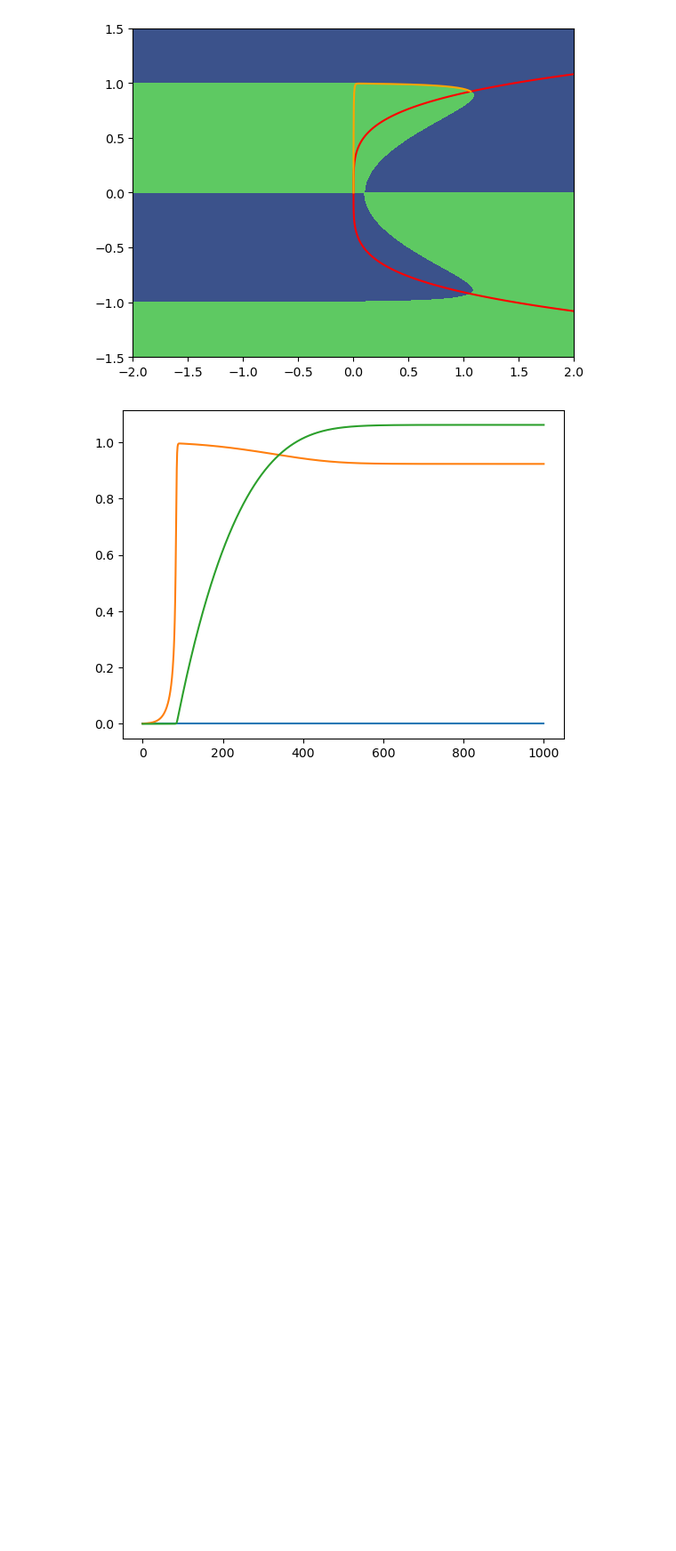
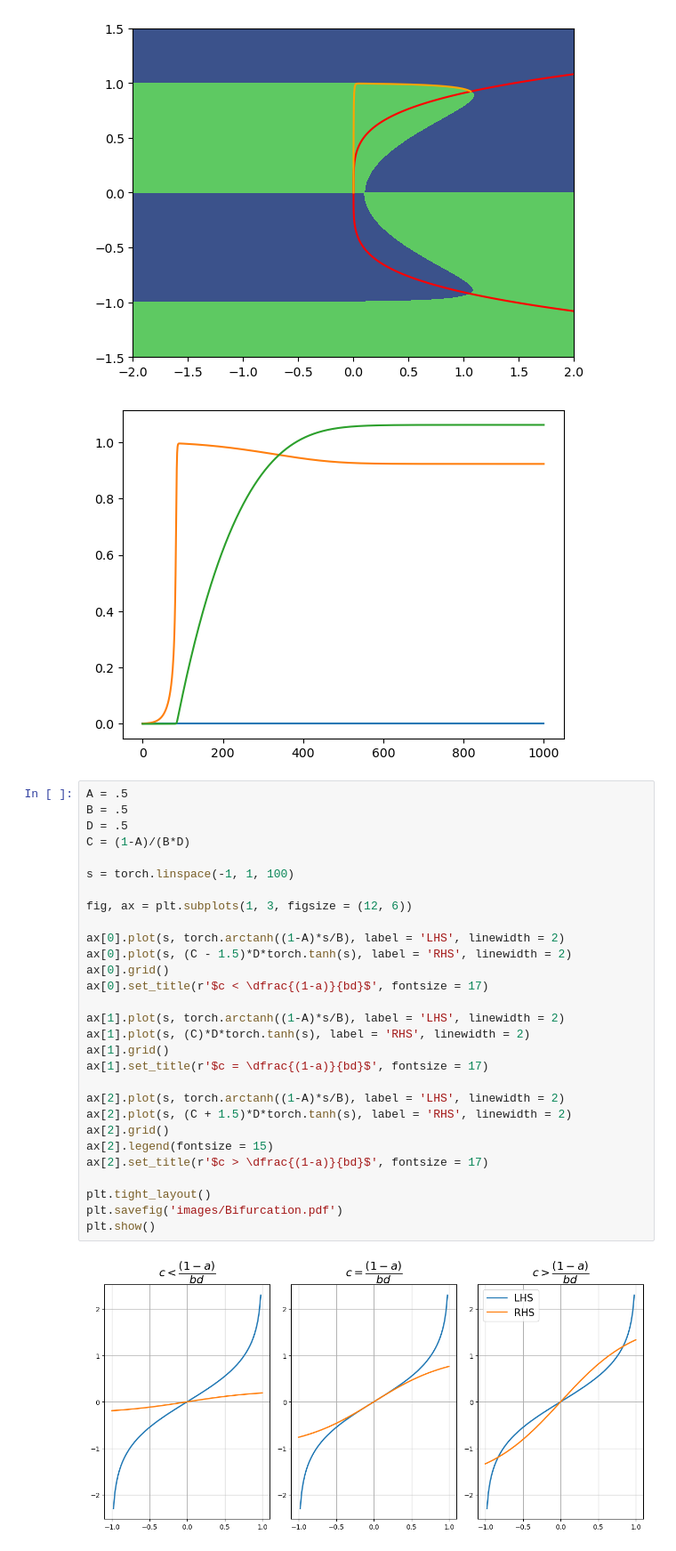
Before and after one commit to gerome-andry/RNN-dynamics, a Jupyter notebook: Analysis.ipynb, the cells around one changed output. Shown at 89% size. Saved outputs shown, nothing was run; the diff lists cells and outputs as text; blank space fills up the shorter version.

```diff
--- a/Analysis.ipynb
+++ b/Analysis.ipynb
@@ -116,3 +122,34 @@ plt.show()
 # %% [output]
 [figure]
 [figure]
+# %%
+A = .5
+B = .5
+D = .5
+C = (1-A)/(B*D)
+
+s = torch.linspace(-1, 1, 100)
+
+fig, ax = plt.subplots(1, 3, figsize = (12, 6))
+
+ax[0].plot(s, torch.arctanh((1-A)*s/B), label = 'LHS', linewidth = 2)
+ax[0].plot(s, (C - 1.5)*D*torch.tanh(s), label = 'RHS', linewidth = 2)
+ax[0].grid()
+ax[0].set_title(r'$c < \dfrac{(1-a)}{bd}$', fontsize = 17)
+
+ax[1].plot(s, torch.arctanh((1-A)*s/B), label = 'LHS', linewidth = 2)
+ax[1].plot(s, (C)*D*torch.tanh(s), label = 'RHS', linewidth = 2)
+ax[1].grid()
+ax[1].set_title(r'$c = \dfrac{(1-a)}{bd}$', fontsize = 17)
+
+ax[2].plot(s, torch.arctanh((1-A)*s/B), label = 'LHS', linewidth = 2)
+ax[2].plot(s, (C + 1.5)*D*torch.tanh(s), label = 'RHS', linewidth = 2)
+ax[2].grid()
+ax[2].legend(fontsize = 15)
+ax[2].set_title(r'$c > \dfrac{(1-a)}{bd}$', fontsize = 17)
+
+plt.tight_layout()
+plt.savefig('images/Bifurcation.pdf')
+plt.show()
+# %% [output]
+[figure, added]
```
Also changed, not shown: parts of 1 cell of this notebook, 1 other file.
